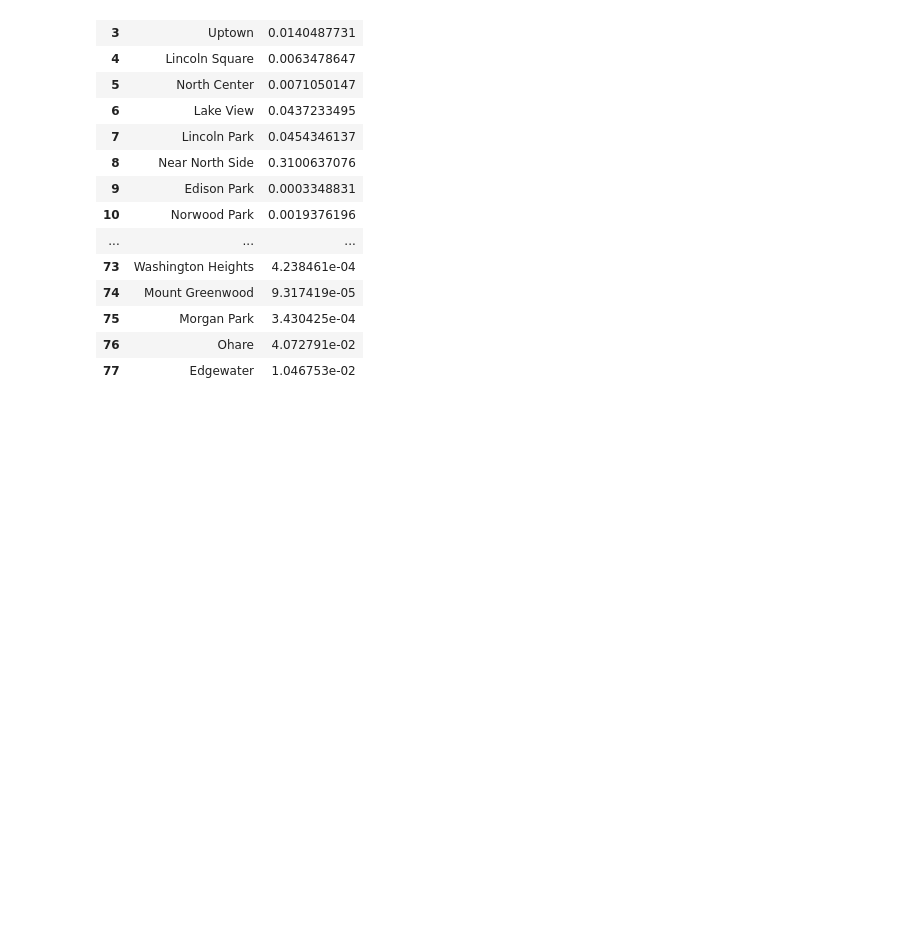
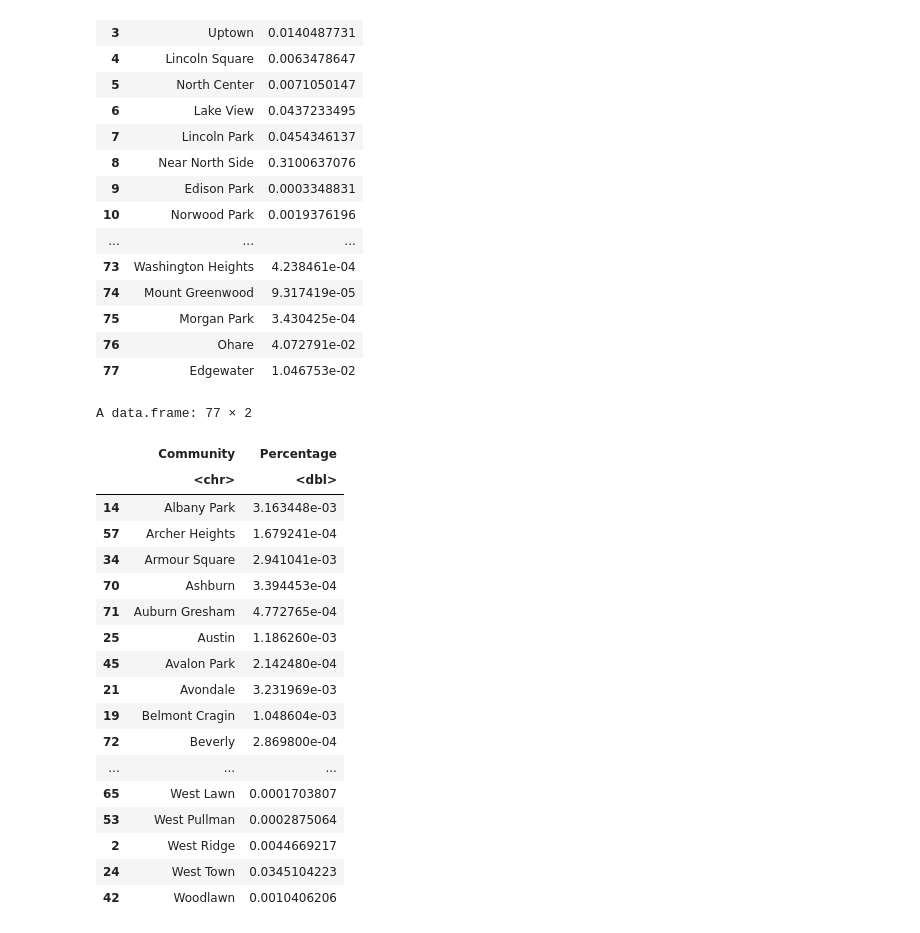
Before and after one commit to Rg3n0v4/bigYellowTaxi, a Jupyter notebook: Raph_ScrapNotebook.ipynb, the cells around one changed output. Drawn from its saved outputs; the diff is of its cells as text; code cells hidden in the pictures; blank space fills up the shorter version.

```diff
--- a/Raph_ScrapNotebook.ipynb
+++ b/Raph_ScrapNotebook.ipynb
@@ -301,3 +301,29 @@ A data.frame: 77 × 2
 | 75 | Morgan Park | 3.430425e-04 |
 | 76 | Ohare | 4.072791e-02 |
 | 77 | Edgewater | 1.046753e-02 |
+# %%
+# sort_comm <- sort(eachCommunity$Community)
+# sort_comm
+
+sorting_com <- eachCommunity[order(eachCommunity$Community),, drop=FALSE]
+sorting_com
+# %% [output]
+A data.frame: 77 × 2
+|  | Community | Percentage |
+|  | <chr> | <dbl> |
+| 14 | Albany Park | 3.163448e-03 |
+| 57 | Archer Heights | 1.679241e-04 |
+| 34 | Armour Square | 2.941041e-03 |
+| 70 | Ashburn | 3.394453e-04 |
+| 71 | Auburn Gresham | 4.772765e-04 |
+| 25 | Austin | 1.186260e-03 |
+| 45 | Avalon Park | 2.142480e-04 |
+| 21 | Avondale | 3.231969e-03 |
+| 19 | Belmont Cragin | 1.048604e-03 |
+| 72 | Beverly | 2.869800e-04 |
+| ... | ... | ... |
+| 65 | West Lawn | 0.0001703807 |
+| 53 | West Pullman | 0.0002875064 |
+| 2 | West Ridge | 0.0044669217 |
+| 24 | West Town | 0.0345104223 |
+| 42 | Woodlawn | 0.0010406206 |
```
Also changed, not shown: parts of 1 cell of this notebook, 2 other files.
